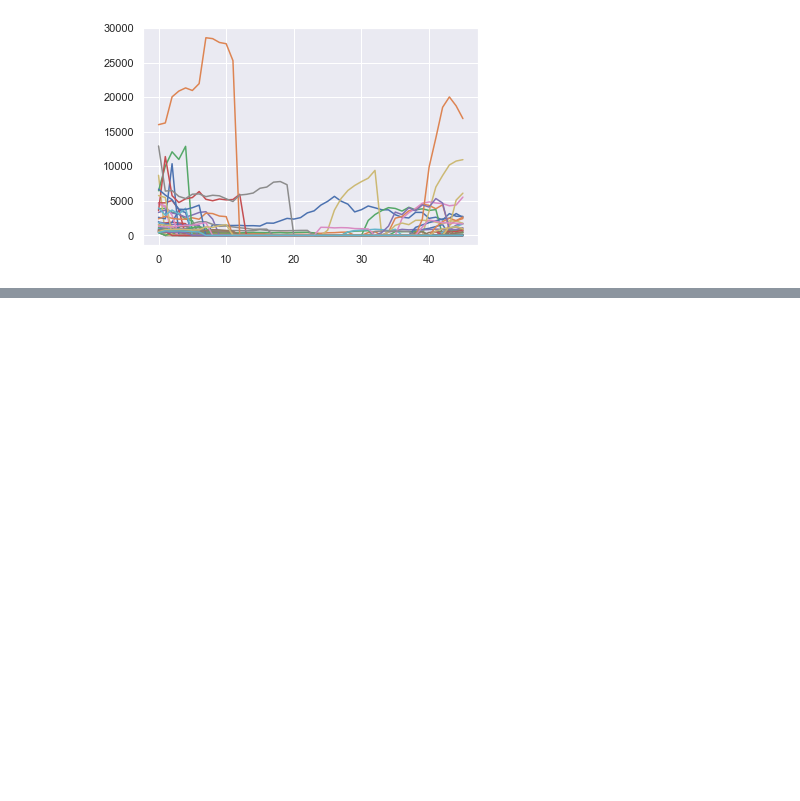
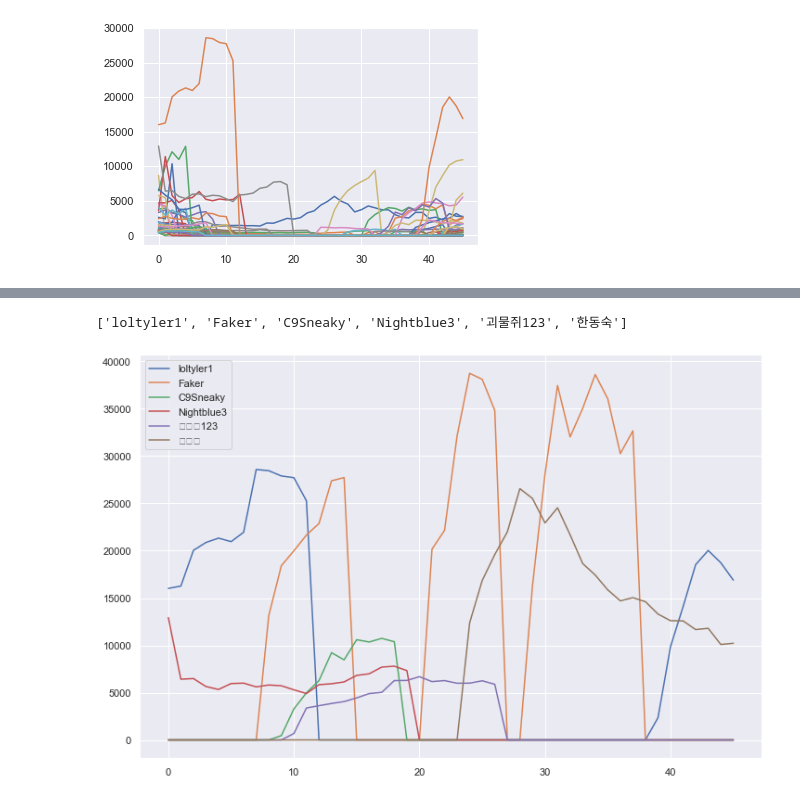
Before and after one commit to arthurolga/twitch-api, a Jupyter notebook: notebook.ipynb, the cells around one changed output, grey strips where cells are left out. Cells and saved outputs as stored; diff of their text form; code cells hidden in the pictures; blank space fills up the shorter version.

```diff
--- a/notebook.ipynb
+++ b/notebook.ipynb
@@ -374,0 +494,10 @@ for user in sizes[0].keys():
+# %%
+# Dia 13
+time1 = datetime(2019, 11, 13, 0, 0)
+time2 = datetime(2019, 11, 13, 23, 0)
+
+sizes13 = get_progression(connection,time1,time2,'21779')
+show_top_players(sizes13)
+# %% [output]
+['loltyler1', 'Faker', 'C9Sneaky', 'Nightblue3', '괴물쥐123', '한동숙']
+[figure, added]
```
Also changed, not shown: parts of 10 cells of this notebook.
